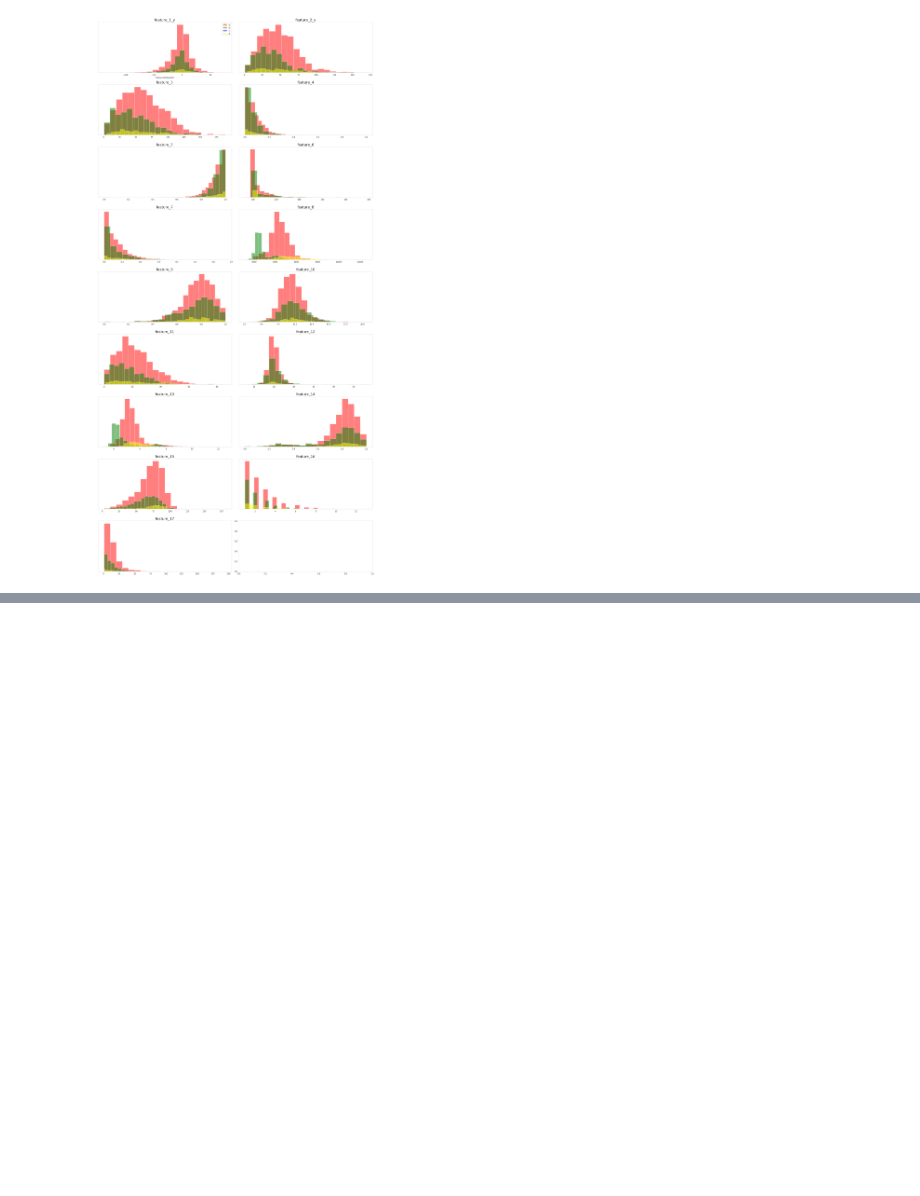
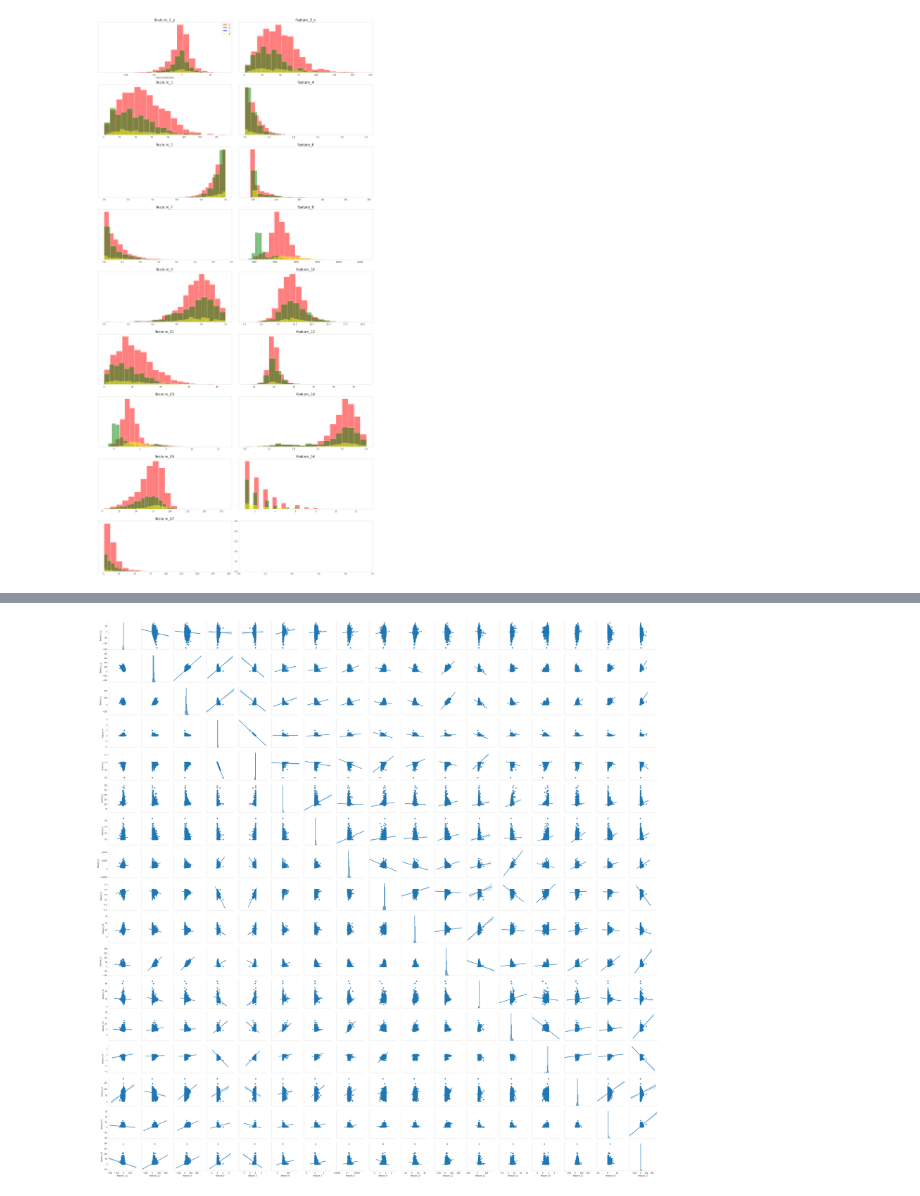
Before and after one commit to vitalv/courier, a Jupyter notebook: courier.ipynb, the cells around one changed output, grey strips where cells are left out. Cells and saved outputs as stored; diff of their text form; code cells hidden in the pictures; blank space fills up the shorter version.

```diff
--- a/courier.ipynb
+++ b/courier.ipynb
@@ -10,0 +30,4 @@ merge = pd.merge(lifetime, weekly, on='courier', how='left') #.to_csv('merge.csv
+# %%
+# keep only feature_2 values within +3 to -3 standard deviations
+outliers_ix = lifetime.index[np.abs(lifetime.feature_2-lifetime.feature_2.mean()) >= (3*lifetime.feature_2.std())]
+lifetime.loc[outliers_ix, 'feature_2'] = np.NaN
@@ -57,0 +77,24 @@ merge['feature_2_x_'] = [int(i) for i in feature_2_x_]
+# %%
+#Impute missing values with combinations of feature_1_x and feature_2_x
+#For example, of 103 couriers with feature1: a, feature2: 31.0
+#43 of them have weekly data. Impute the remaining 60 ones with the median of the 43
+
+list_f1 = list(set(merge_all.feature_1_x))
+list_f2 = list(set(merge_all[merge_all.feature_2_x.notnull()].feature_2_x))
+
+frames = []
+for f1 in list_f1:
+  for f2 in list_f2:
+    df = merge_all.loc[merge_all.feature_1_x==f1][merge_all.feature_2_x==f2]
+    if len(df.dropna())>0: #some feature 1, feature 2 combinations don't have any weekly data at all
+      df = df.fillna(df[weekly_features].dropna().median())
+      frames.append(df)
+    else:
+      df = df.fillna(merge_all.loc[merge_all.feature_1_x==f1].dropna().median())
+      frames.append(df)
+#And then for the 1227 couriers that have feature_1 but no feature_2 just impute the median of the whole group a, b, c, d
+for f1 in list_f1:
+  df = merge_all[merge_all.feature_2_x.isnull()][merge_all.feature_1_x==f1]
+  df = df.fillna(df[weekly_features].dropna().median())
+  frames.append(df)
+data = pd.concat(frames)
@@ -57,0 +107,14 @@ merge['feature_2_x_'] = [int(i) for i in feature_2_x_]
+# %%
+#With the imputed data I can now knn-predict those feature_2_x:
+X = np.matrix(data[data['feature_2_x'].notnull()][weekly_features])
+y = np.matrix(data['feature_2_x'].dropna()).T
+
+#k = 5 by default
+regr = KNeighborsRegressor().fit(X, y)
+feature_2_x_ = regr.predict(np.matrix(data[weekly_features]))#[:, 'feature_2_x']
+data['feature_2_x_'] = feature_2_x_ #[int(i) for i in feature_2_x_]
+#Replace the missing values in feature_2_x with the knn-predicted feature_2_x_ values
+missing_f2_ix = data.index[data.feature_2_x.isnull()]
+predicted_f2  = data[data.feature_2_x.isnull()].feature_2_x_
+data.loc[missing_f2_ix, 'feature_2_x'] = predicted_f2
+data.sample(10)
@@ -57,0 +134,5 @@ merge['feature_2_x_'] = [int(i) for i in feature_2_x_]
+# %%
+sb.pairplot(data[weekly_features], kind="reg")
+plt.show()
+# %% [output]
+[figure, added]
```
Also changed, not shown: parts of 16 cells of this notebook, 3 other files.
